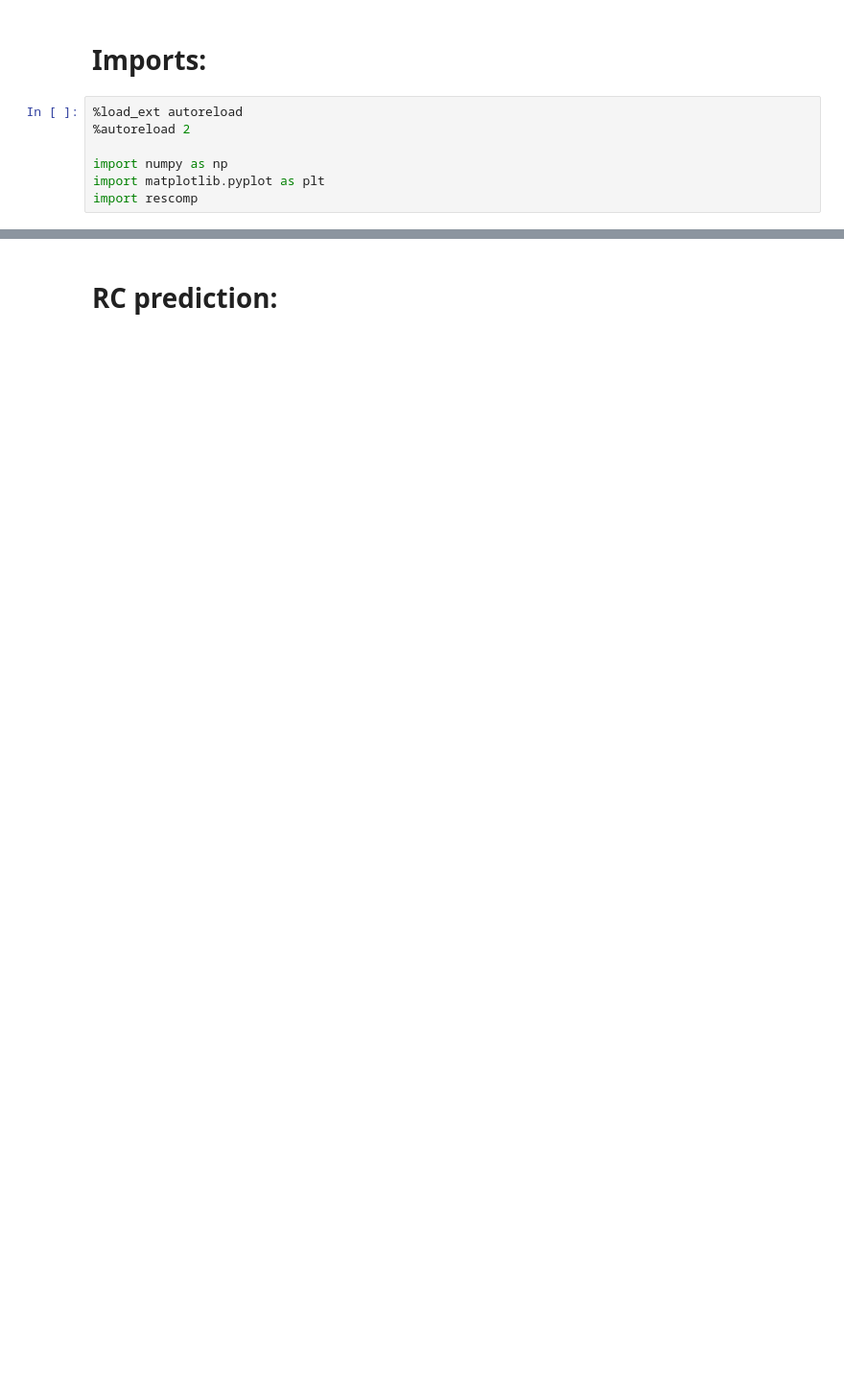
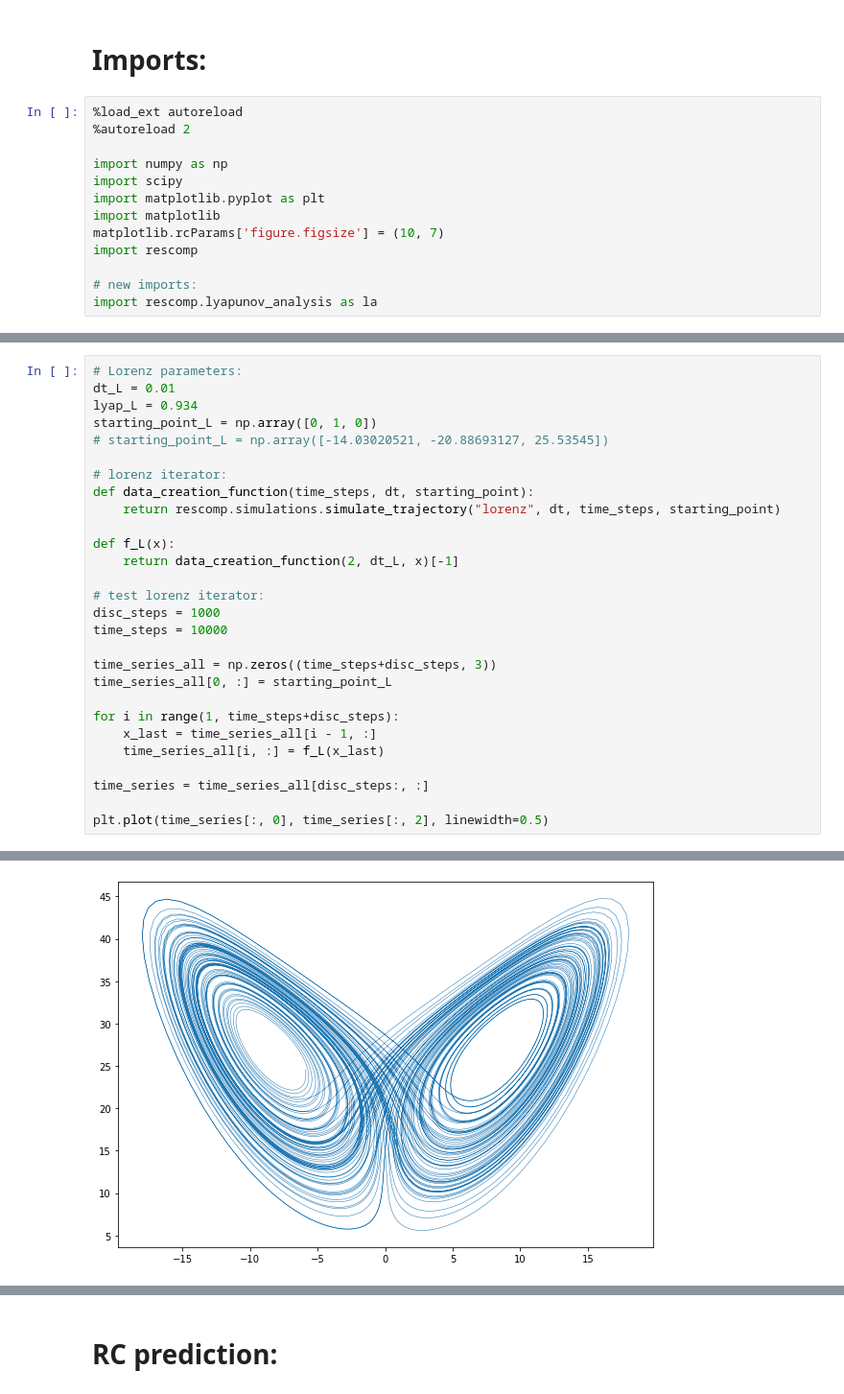
Before and after one commit to DuncDennis/rescomp, a Jupyter notebook: bin/lyapunov_exponents_testing/phyics_informed_RC_doan.ipynb, the cells around one changed output, grey strips where cells are left out. Shown at 96% size. Cells and saved outputs as stored; diff of their text form; blank space fills up the shorter version.

```diff
--- a/bin/lyapunov_exponents_testing/phyics_informed_RC_doan.ipynb
+++ b/bin/lyapunov_exponents_testing/phyics_informed_RC_doan.ipynb
@@ -8,5 +41,11 @@ Reproduce the results in Ref: Physics-informed echo state networks (Doan, 2020)
 %autoreload 2
 
 import numpy as np
+import scipy
 import matplotlib.pyplot as plt
+import matplotlib
+matplotlib.rcParams['figure.figsize'] = (10, 7)
 import rescomp
+
+# new imports:
+import rescomp.lyapunov_analysis as la
@@ -12,0 +57,29 @@ import rescomp
+# %%
+# Lorenz parameters:
+dt_L = 0.01
+lyap_L = 0.934
+starting_point_L = np.array([0, 1, 0])
+# starting_point_L = np.array([-14.03020521, -20.88693127, 25.53545])
+
+# lorenz iterator:
+def data_creation_function(time_steps, dt, starting_point):
+    return rescomp.simulations.simulate_trajectory("lorenz", dt, time_steps, starting_point)
+
+def f_L(x):
+    return data_creation_function(2, dt_L, x)[-1]
+
+# test lorenz iterator:
+disc_steps = 1000
+time_steps = 10000
+
+time_series_all = np.zeros((time_steps+disc_steps, 3))
+time_series_all[0, :] = starting_point_L
+
+for i in range(1, time_steps+disc_steps):
+    x_last = time_series_all[i - 1, :]
+    time_series_all[i, :] = f_L(x_last)
+
+time_series = time_series_all[disc_steps:, :]
+
+plt.plot(time_series[:, 0], time_series[:, 2], linewidth=0.5)
+# %% [output]
@@ -12,0 +87 @@ import rescomp
+[figure, added]
```
Also changed, not shown: parts of 44 cells of this notebook.
